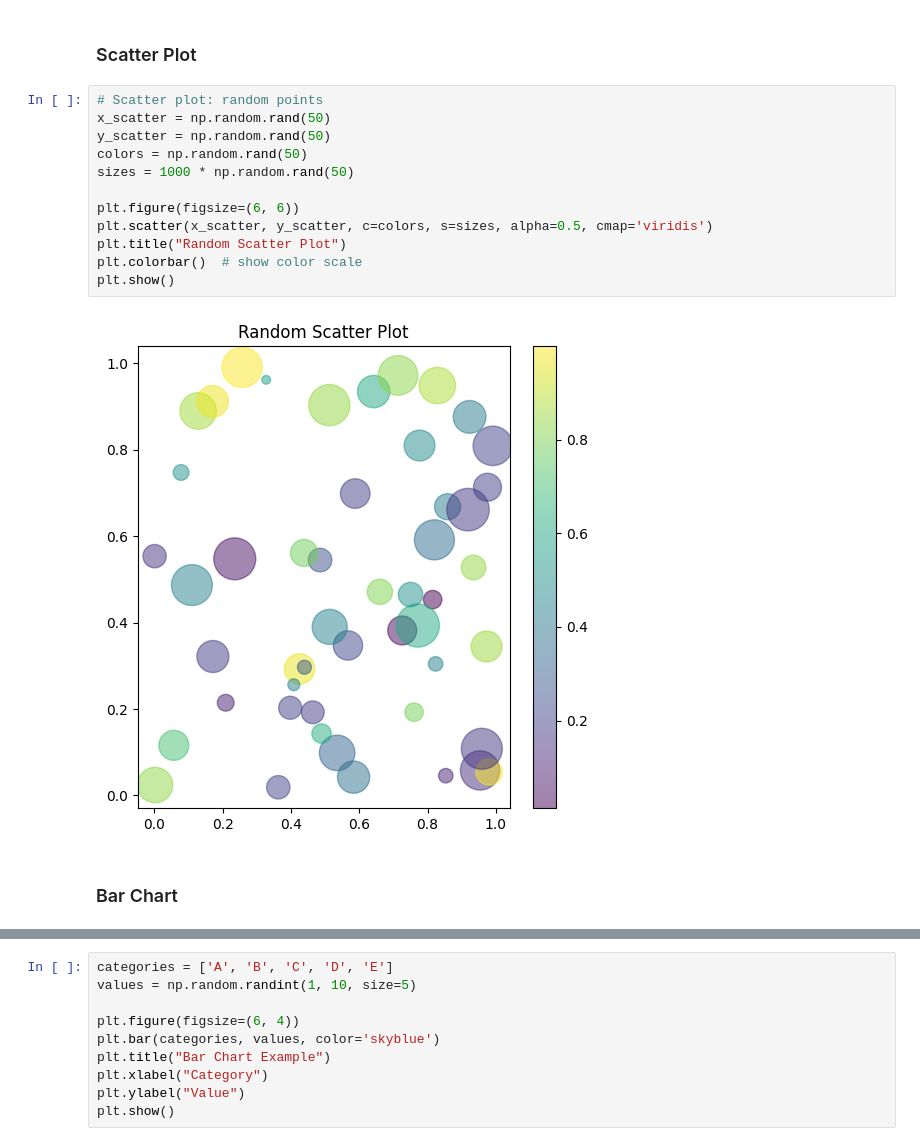
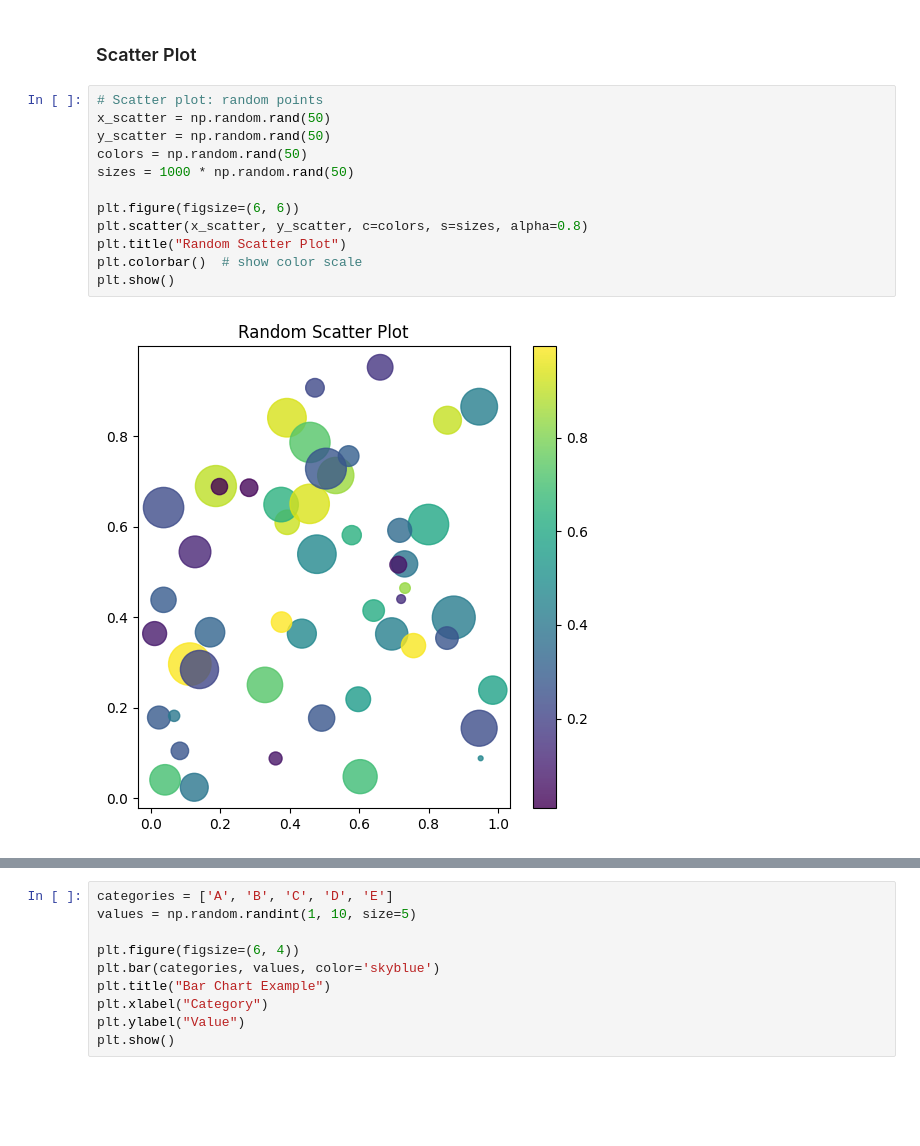
Before and after one commit to SyedTauhidUllahShah/DATA601W25, a Jupyter notebook: Week 02/Class # 1/matplotlib.ipynb, the cells around one changed output, grey strips where cells are left out. Cells and saved outputs as stored; diff of their text form; blank space fills up the shorter version.

```diff
--- a/Week 02/Class # 1/matplotlib.ipynb
+++ b/Week 02/Class # 1/matplotlib.ipynb
@@ -132,16 +181,14 @@ Matplotlib can create various chart types using different functions.
 # %%
 # Scatter plot: random points
 x_scatter = np.random.rand(50)
 y_scatter = np.random.rand(50)
 colors = np.random.rand(50)
 sizes = 1000 * np.random.rand(50)
 
 plt.figure(figsize=(6, 6))
-plt.scatter(x_scatter, y_scatter, c=colors, s=sizes, alpha=0.5, cmap='viridis')
+plt.scatter(x_scatter, y_scatter, c=colors, s=sizes, alpha=0.8)
 plt.title("Random Scatter Plot")
 plt.colorbar()  # show color scale
 plt.show()
 # %% [output]
-[figure, old version]
+[figure, new version]
-# %% [markdown]
-### Bar Chart
```
Also changed, not shown: parts of 16 cells of this notebook, 1 other file.
